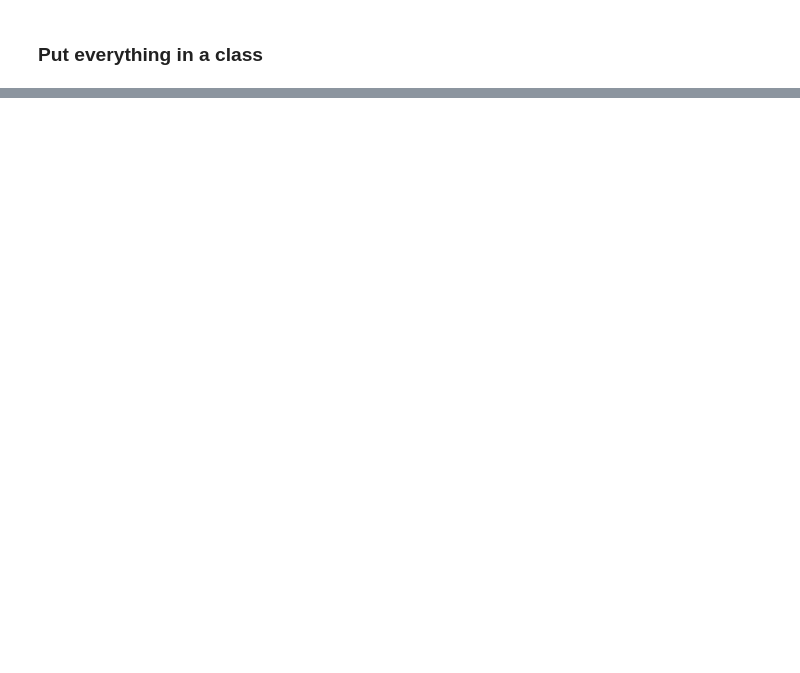
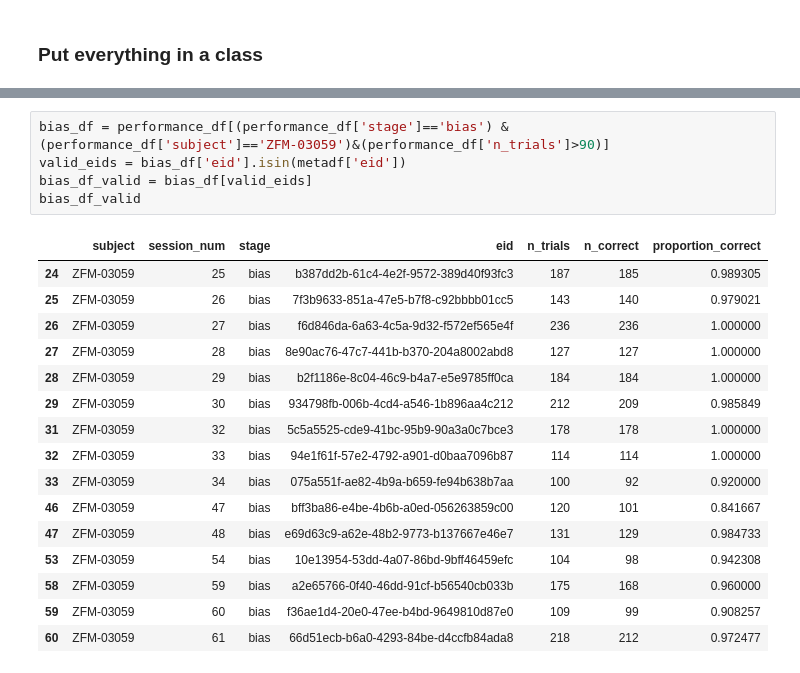
Before and after one commit to davcrom/ibl_neuromodulators, a Jupyter notebook: 02_serotonin_rpe.ipynb, the cells around one changed output, grey strips where cells are left out. Drawn from its saved outputs; the diff is of its cells as text; blank space fills up the shorter version.

```diff
--- a/02_serotonin_rpe.ipynb
+++ b/02_serotonin_rpe.ipynb
@@ -802,0 +936,22 @@ session1.plot_psth_by_contrast_level('firstMovement_times', side='right', contra
+# %%
+bias_df = performance_df[(performance_df['stage']=='bias') & (performance_df['subject']=='ZFM-03059')&(performance_df['n_trials']>90)]
+valid_eids = bias_df['eid'].isin(metadf['eid'])
+bias_df_valid = bias_df[valid_eids]
+bias_df_valid
+# %% [output]
+|  | subject | session_num | stage | eid | n_trials | n_correct | proportion_correct |
+| 24 | ZFM-03059 | 25 | bias | b387dd2b-61c4-4e2f-9572-389d40f93fc3 | 187 | 185 | 0.989305 |
+| 25 | ZFM-03059 | 26 | bias | 7f3b9633-851a-47e5-b7f8-c92bbbb01cc5 | 143 | 140 | 0.979021 |
+| 26 | ZFM-03059 | 27 | bias | f6d846da-6a63-4c5a-9d32-f572ef565e4f | 236 | 236 | 1.000000 |
+| 27 | ZFM-03059 | 28 | bias | 8e90ac76-47c7-441b-b370-204a8002abd8 | 127 | 127 | 1.000000 |
+| 28 | ZFM-03059 | 29 | bias | b2f1186e-8c04-46c9-b4a7-e5e9785ff0ca | 184 | 184 | 1.000000 |
+| 29 | ZFM-03059 | 30 | bias | 934798fb-006b-4cd4-a546-1b896aa4c212 | 212 | 209 | 0.985849 |
+| 31 | ZFM-03059 | 32 | bias | 5c5a5525-cde9-41bc-95b9-90a3a0c7bce3 | 178 | 178 | 1.000000 |
+| 32 | ZFM-03059 | 33 | bias | 94e1f61f-57e2-4792-a901-d0baa7096b87 | 114 | 114 | 1.000000 |
+| 33 | ZFM-03059 | 34 | bias | 075a551f-ae82-4b9a-b659-fe94b638b7aa | 100 | 92 | 0.920000 |
+| 46 | ZFM-03059 | 47 | bias | bff3ba86-e4be-4b6b-a0ed-056263859c00 | 120 | 101 | 0.841667 |
+| 47 | ZFM-03059 | 48 | bias | e69d63c9-a62e-48b2-9773-b137667e46e7 | 131 | 129 | 0.984733 |
+| 53 | ZFM-03059 | 54 | bias | 10e13954-53dd-4a07-86bd-9bff46459efc | 104 | 98 | 0.942308 |
+| 58 | ZFM-03059 | 59 | bias | a2e65766-0f40-46dd-91cf-b56540cb033b | 175 | 168 | 0.960000 |
+| 59 | ZFM-03059 | 60 | bias | f36ae1d4-20e0-47ee-b4bd-9649810d87e0 | 109 | 99 | 0.908257 |
+| 60 | ZFM-03059 | 61 | bias | 66d51ecb-b6a0-4293-84be-d4ccfb84ada8 | 218 | 212 | 0.972477 |
```
Also changed, not shown: parts of 12 cells of this notebook.
